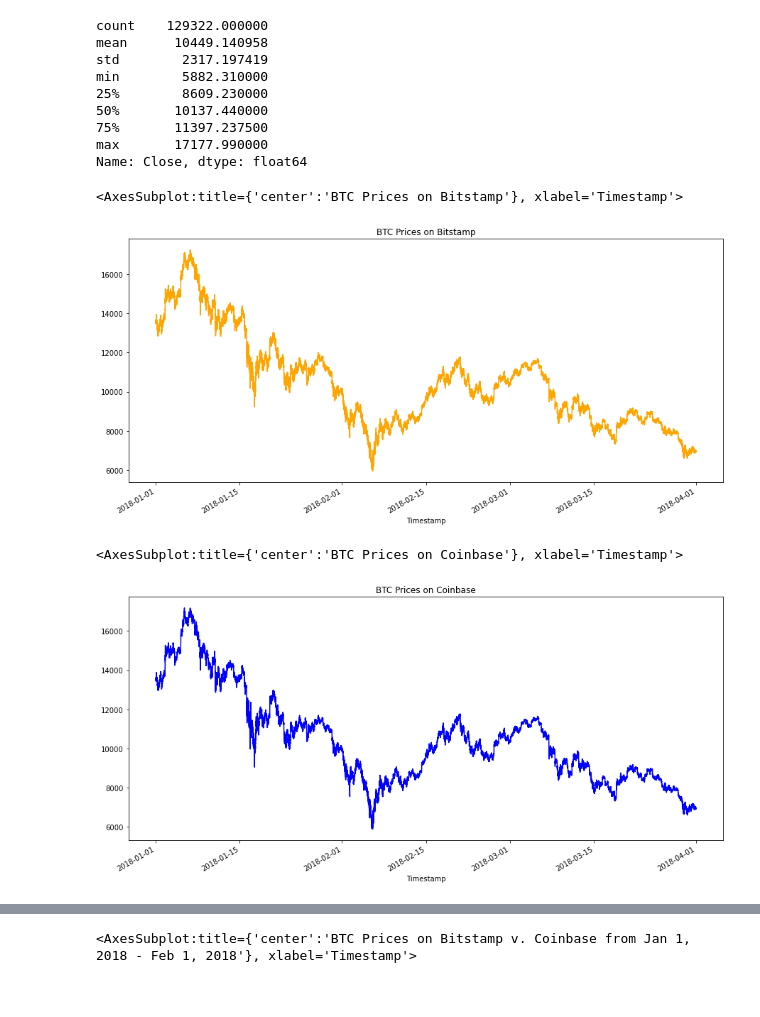
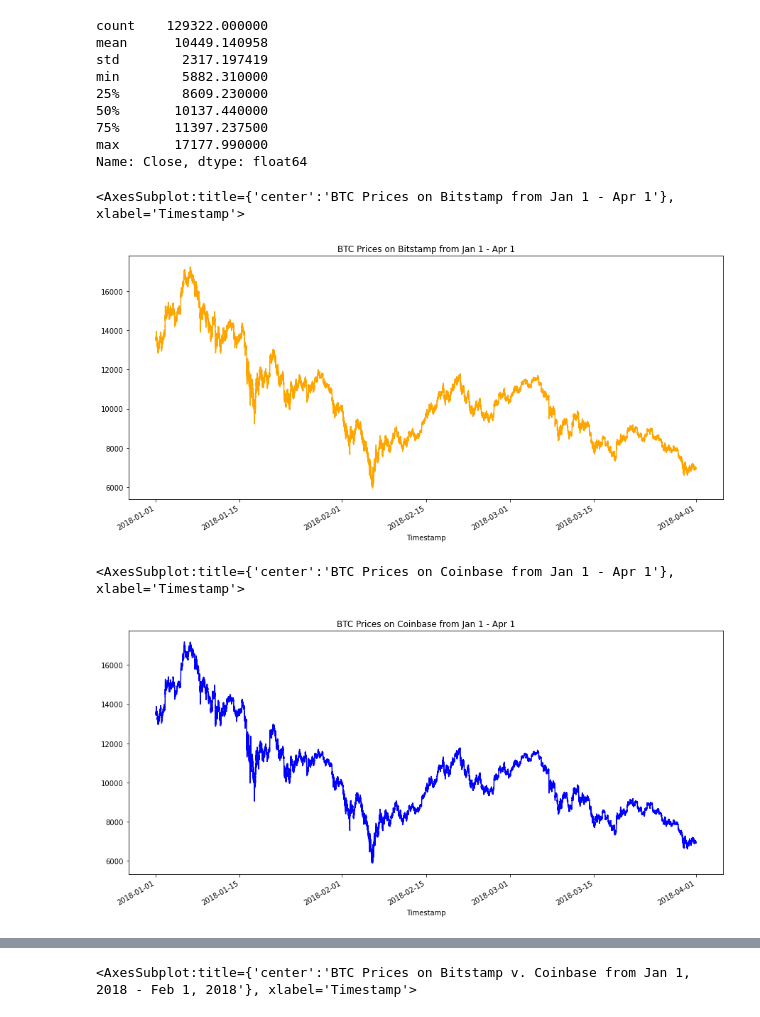
Before and after one commit to ellenicoleroberts/Challenge_3_Crypto_Arbitrage, a Jupyter notebook: Starter_Code/crypto_arbitrage.ipynb, the cells around one changed output, grey strips where cells are left out. Drawn from its saved outputs; the diff is of its cells as text; code cells hidden in the pictures.

```diff
--- a/Starter_Code/crypto_arbitrage.ipynb
+++ b/Starter_Code/crypto_arbitrage.ipynb
@@ -129,10 +90,10 @@ dtype: int64
 ### Step 2: Use the `str.replace` function to remove the dollar signs ($) from the values in the Close column.
 # %%
 # Use the str.replace function to remove the dollar sign, $
-bitstamp.loc[:, "Close"] = bitstamp.loc[:, "Close"].str.replace("$", "")
+bitstamp["Close"] = bitstamp["Close"].str.replace("$", "").copy()
 # %% [markdown]
 ### Step 3: Convert the data type of the Close column to a `float`.
 # %%
 # Convert the Close data type to a float
-bitstamp.loc[:, "Close"] = bitstamp.loc[:, "Close"].astype("float")
+bitstamp["Close"] = bitstamp["Close"].astype("float")
 bitstamp.dtypes
@@ -260,17 +201,17 @@ Name: Close, dtype: float64
 # %%
 # Create a line plot for the bitstamp DataFrame for the full length of time in the dataset
 # Be sure that the figure size, title, and color are tailored to each visualization
-bitstamp_sliced.plot(figsize=(15,7), title="BTC Prices on Bitstamp", color="orange")
+bitstamp_sliced.plot(figsize=(15,7), title="BTC Prices on Bitstamp from Jan 1 - Apr 1", color="orange")
 # %% [output]
-<AxesSubplot:title={'center':'BTC Prices on Bitstamp'}, xlabel='Timestamp'>
+<AxesSubplot:title={'center':'BTC Prices on Bitstamp from Jan 1 - Apr 1'}, xlabel='Timestamp'>
-[figure, old version]
+[figure, new version]
 # %%
 # Create a line plot for the coinbase DataFrame for the full length of time in the dataset
 # Be sure that the figure size, title, and color are tailored to each visualization
-coinbase_sliced.plot(figsize=(15,7), title="BTC Prices on Coinbase", color="blue")
+coinbase_sliced.plot(figsize=(15,7), title="BTC Prices on Coinbase from Jan 1 - Apr 1", color="blue")
 # %% [output]
-<AxesSubplot:title={'center':'BTC Prices on Coinbase'}, xlabel='Timestamp'>
+<AxesSubplot:title={'center':'BTC Prices on Coinbase from Jan 1 - Apr 1'}, xlabel='Timestamp'>
-[figure, old version]
+[figure, new version]
 # %%
 # Overlay the visualizations for the bitstamp and coinbase DataFrames in one plot
 # The plot should visualize the prices over the full lenth of the dataset
```
Also changed, not shown: parts of 29 cells of this notebook.
